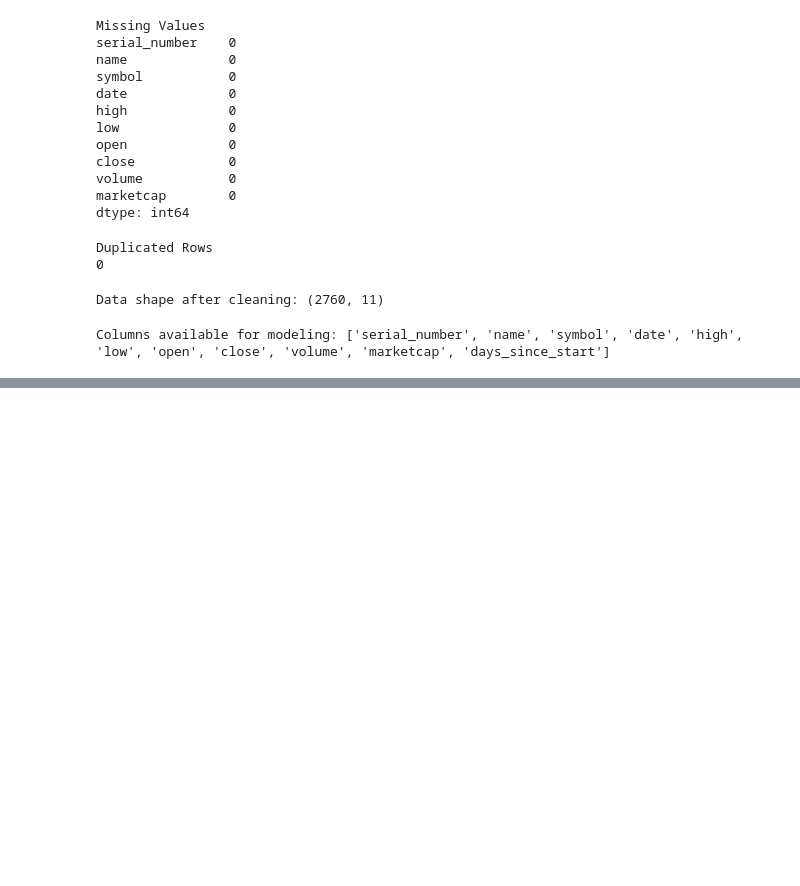
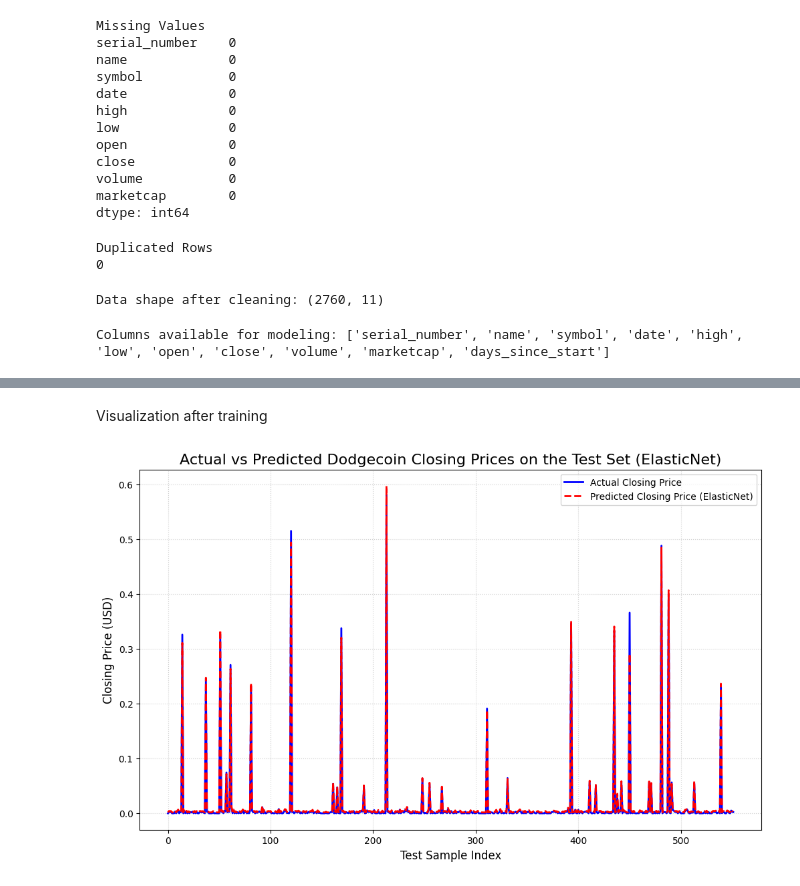
Before and after one commit to charlesakinnurun/dogecoin, a Jupyter notebook: model.ipynb, the cells around one changed output, grey strips where cells are left out. Saved outputs shown, nothing was run; the diff lists cells and outputs as text; code cells hidden in the pictures; blank space fills up the shorter version.

```diff
--- a/model.ipynb
+++ b/model.ipynb
@@ -97,0 +115,7 @@ Exploratory Data Analysis
+# %%
+# Select the features (X) and target variable (y)
+# We'll use the "high","low","open" and "volume" to predict the "close" price
+
+features = ["high","low","open","volume"]
+X = df[features]
+y = df["close"]
@@ -97,0 +124,15 @@ Exploratory Data Analysis
+# %%
+# Split the data into training (80%) and testing (20%) sets
+# random_state ensures reproducibilty
+X_train,X_test,y_train,y_test = train_test_split(X,y,test_size=0.2,random_state=42)
+
+# Initialize the StandardScaler for feature scaling
+# Scaling is crucial for regularized models like Lasso and Ridge Regression
+scaler = StandardScaler()
+
+# Fit the scaler only on the training data and transform both training and testing data
+X_train_scaled = scaler.fit_transform(X_train)
+X_test_scaled = scaler.fit_transform(X_test)
+
+print(f"Training set size: {X_train.shape[0]} samples")
+print(f"Testing set size: {X_test.shape[0]} samples")
@@ -97,0 +209,24 @@ Exploratory Data Analysis
+# %% [markdown]
+Visualization after training
+# %%
+# Get the row of the best performing model
+best_model_row = results_df.loc[results_df["R-squared"].idxmax()]
+best_predictions = best_model_row["Predictions"]
+best_model_name = best_model_row["Model"]
+
+plt.figure(figsize=(12,7))
+
+# Plot the actual closing price from the test set
+plt.plot(y_test.values,label="Actual Closing Price",color="blue",linewidth=2)
+
+# Plot the predicted closing prices from the best model
+plt.plot(best_predictions,label=f"Predicted Closing Price ({best_model_name})",color="red",linestyle="--",linewidth=2)
+
+plt.title(f"Actual vs Predicted Dodgecoin Closing Prices on the Test Set ({best_model_name})",fontsize=16)
+plt.xlabel("Test Sample Index",fontsize=12)
+plt.ylabel("Closing Price (USD)",fontsize=12)
+plt.legend()
+plt.grid(True,linestyle=":",alpha=0.6)
+plt.show()
+# %% [output]
+[figure, added]
```
Also changed, not shown: parts of 7 cells of this notebook, 1 other file.
